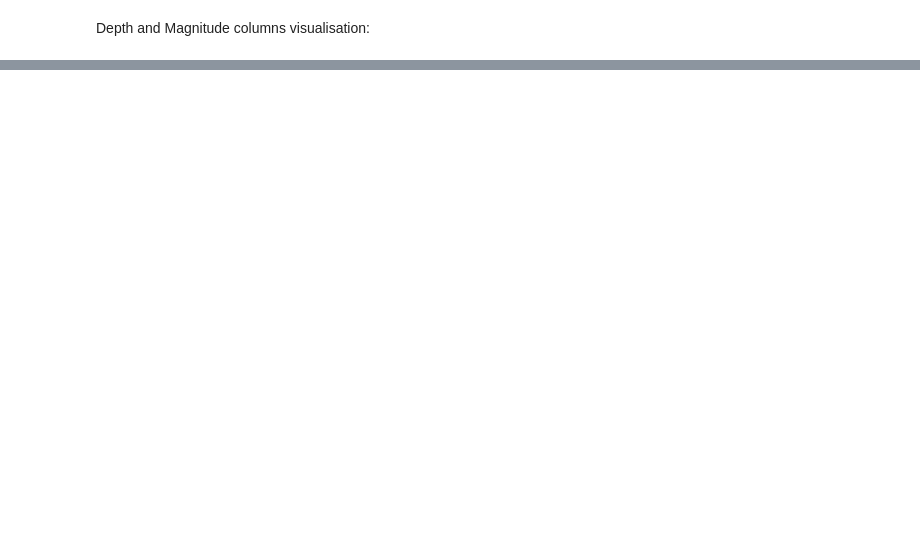
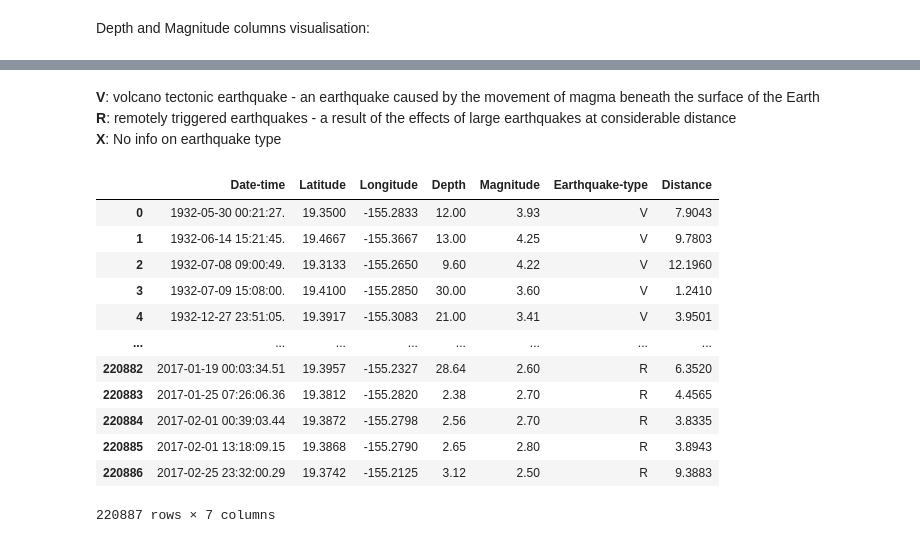
Before and after one commit to JovanovicNatalija/MachineLearningMATF, a Jupyter notebook: data_exploration.ipynb, the cells around one changed output, grey strips where cells are left out. Saved outputs shown, nothing was run; the diff lists cells and outputs as text; code cells hidden in the pictures; blank space fills up the shorter version.

```diff
--- a/data_exploration.ipynb
+++ b/data_exploration.ipynb
@@ -161,0 +31,20 @@ def distance_lat_lon(lat1, lon1, lat2, lon2):
+# %% [markdown]
+**V**: volcano tectonic earthquake - an earthquake caused by the movement of magma beneath the surface of the Earth
+**R**: remotely triggered earthquakes - a result of the effects of large earthquakes at considerable distance
+**X**: No info on earthquake type
+# %%
+data_earthquakes
+# %% [output]
+|  | Date-time | Latitude | Longitude | Depth | Magnitude | Earthquake-type | Distance |
+| 0 | 1932-05-30 00:21:27. | 19.3500 | -155.2833 | 12.00 | 3.93 | V | 7.9043 |
+| 1 | 1932-06-14 15:21:45. | 19.4667 | -155.3667 | 13.00 | 4.25 | V | 9.7803 |
+| 2 | 1932-07-08 09:00:49. | 19.3133 | -155.2650 | 9.60 | 4.22 | V | 12.1960 |
+| 3 | 1932-07-09 15:08:00. | 19.4100 | -155.2850 | 30.00 | 3.60 | V | 1.2410 |
+| 4 | 1932-12-27 23:51:05. | 19.3917 | -155.3083 | 21.00 | 3.41 | V | 3.9501 |
+| ... | ... | ... | ... | ... | ... | ... | ... |
+| 220882 | 2017-01-19 00:03:34.51 | 19.3957 | -155.2327 | 28.64 | 2.60 | R | 6.3520 |
+| 220883 | 2017-01-25 07:26:06.36 | 19.3812 | -155.2820 | 2.38 | 2.70 | R | 4.4565 |
+| 220884 | 2017-02-01 00:39:03.44 | 19.3872 | -155.2798 | 2.56 | 2.70 | R | 3.8335 |
+| 220885 | 2017-02-01 13:18:09.15 | 19.3868 | -155.2790 | 2.65 | 2.80 | R | 3.8943 |
+| 220886 | 2017-02-25 23:32:00.29 | 19.3742 | -155.2125 | 3.12 | 2.50 | R | 9.3883 |
+220887 rows × 7 columns
```
Also changed, not shown: parts of 40 cells of this notebook, 4 other files.
